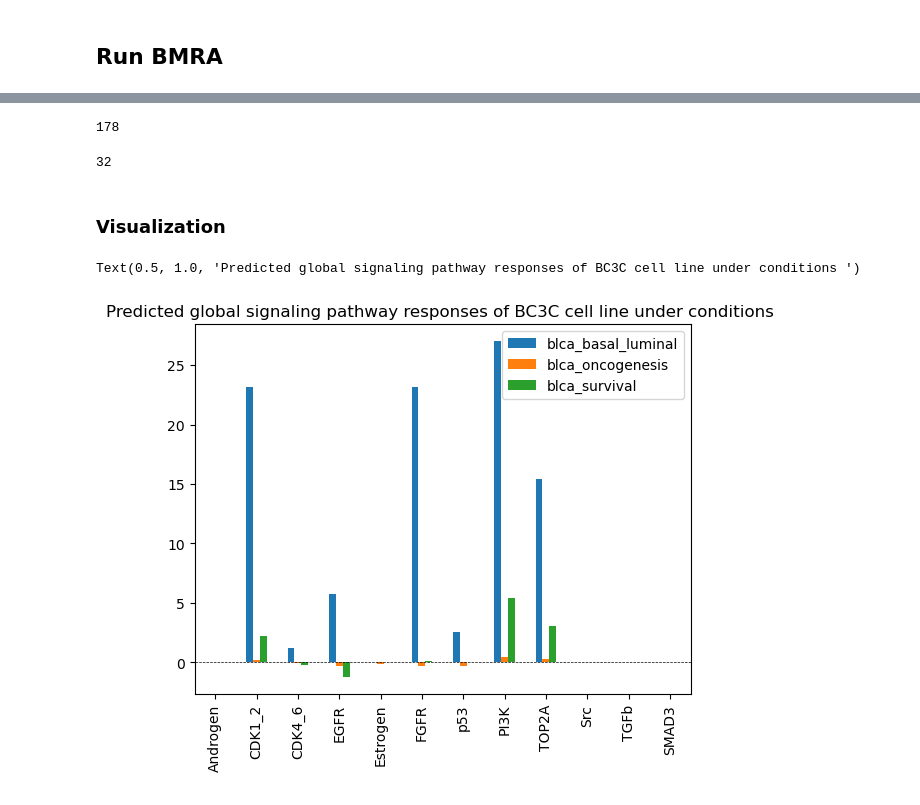
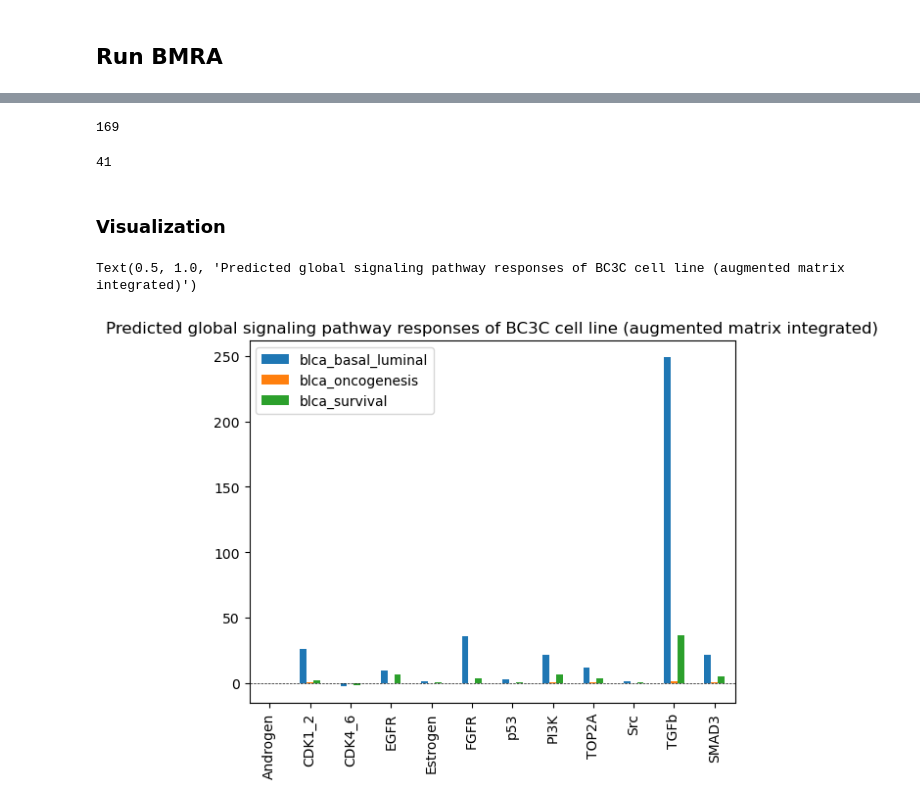
Before and after one commit to jingsday/blca_publication, a Jupyter notebook: blca_publication_Scripts/blca_Scripts_bmra/blca_Scripts_bmra_bc3c_oct_aug/03_bmra_run.ipynb, the cells around one changed output, grey strips where cells are left out. Saved outputs shown, nothing was run; the diff lists cells and outputs as text; code cells hidden in the pictures.

```diff
--- a/blca_publication_Scripts/blca_Scripts_bmra/blca_Scripts_bmra_bc3c_oct_aug/03_bmra_run.ipynb
+++ b/blca_publication_Scripts/blca_Scripts_bmra/blca_Scripts_bmra_bc3c_oct_aug/03_bmra_run.ipynb
@@ -10,7 +10,7 @@ import bmra
 # %%
 cell_line = 'BC3C'
 
-data_dir =f'/home/jing/Phd_project/project_UCD_blca/blca_publication_OUTPUT/blca_publication_OUTPUT_bmra/blca_publication_OUTPUT_bmra_{cell_line}_oct/'
+data_dir =f'/home/jing/Phd_project/project_UCD_blca/blca_publication_OUTPUT/blca_publication_OUTPUT_bmra/blca_publication_OUTPUT_bmra_{cell_line}_oct_aug/'
 data_dir_1 = os.path.join(data_dir, f'00_outputs_2020_{cell_line}/')
 data_dir_2 = os.path.join(data_dir, f'01_outputs_2020_{cell_line}/')
 
@@ -383,12 +379,12 @@ con_mat.to_csv(os.path.join(out_dir, 'r_net_filt.txt'),sep='\t',index=False)
 # number of zero elements in the matrix
 display(len(rm_filt.index)*len(rm_filt.columns) - rm_filt.astype(bool).sum().sum())
 # %% [output]
-178
+169
 # %%
 # number of non-zero elements in the matrix
 display(rm_filt.astype(bool).sum().sum() - len(modules))
 # %% [output]
-32
+41
 # %% [markdown]
 ### Visualization
 # %%
@@ -401,10 +397,10 @@ df_subset.reset_index(inplace=True)
 # %%
 import matplotlib.pyplot as plt
 t_df_subset.plot.bar()
 plt.axhline(y=0, linestyle='--', color='black',linewidth=0.5)
-plt.title(f"Predicted global signaling pathway responses of {cell_line} cell line under conditions ")
+plt.title(f"Predicted global signaling pathway responses of {cell_line} cell line (augmented matrix integrated)")
 # %% [output]
-Text(0.5, 1.0, 'Predicted global signaling pathway responses of BC3C cell line under conditions ')
+Text(0.5, 1.0, 'Predicted global signaling pathway responses of BC3C cell line (augmented matrix integrated)')
-[figure, old version]
+[figure, new version]
 # %%
 display(rm_filt)
```
Also changed, not shown: parts of 9 cells of this notebook, 1 other file.
